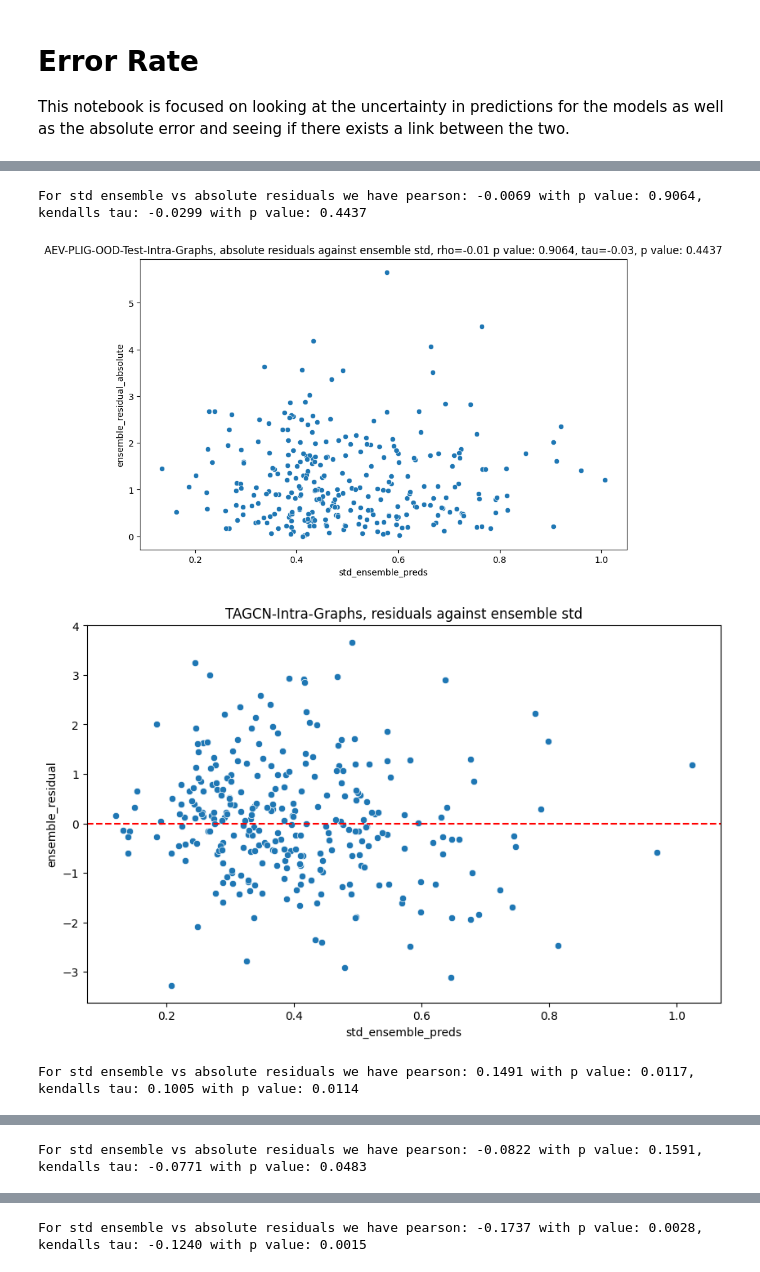
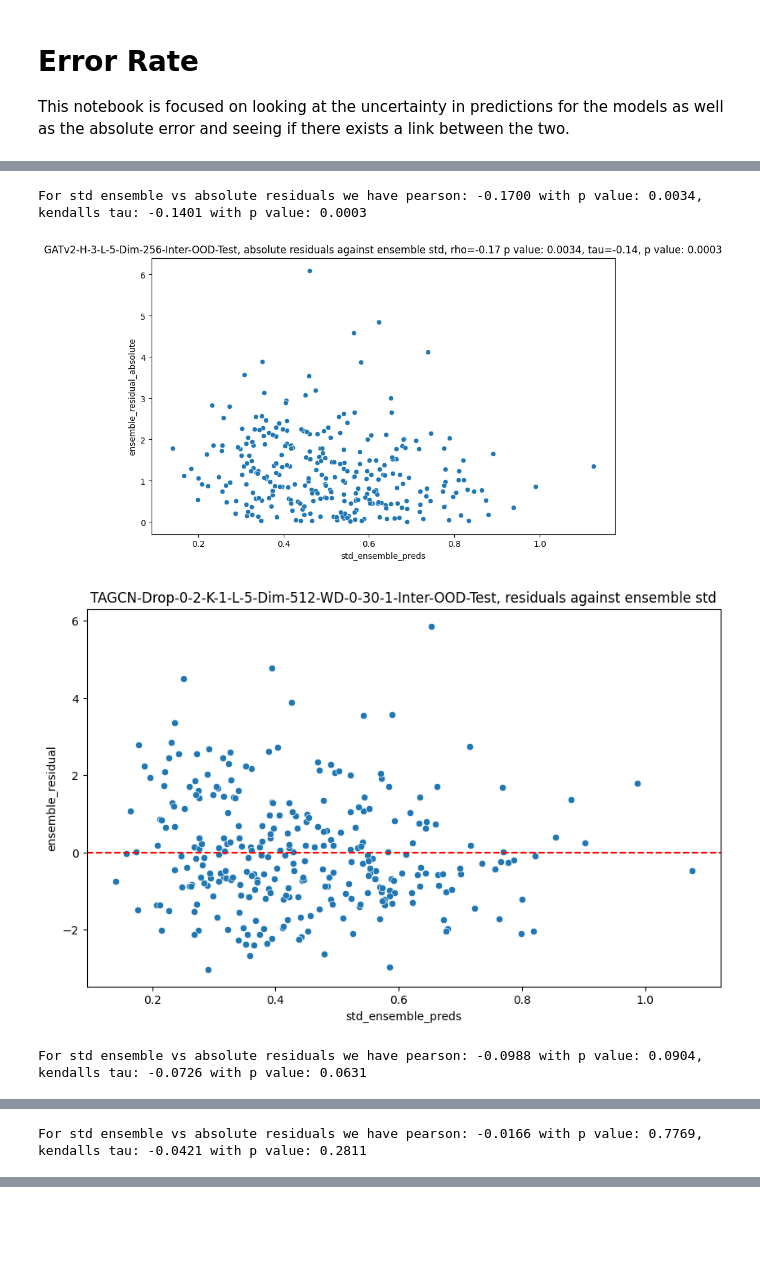
Before and after one commit to William-Ogilvie/tagcn-binding-affinity, a Jupyter notebook: notebooks/error_rate.ipynb, the cells around one changed output, grey strips where cells are left out. Cells and saved outputs as stored; diff of their text form; code cells hidden in the pictures; blank space fills up the shorter version.

Commit message:
TAGCN_v3

```diff
--- a/notebooks/error_rate.ipynb
+++ b/notebooks/error_rate.ipynb
@@ -58,19 +58,15 @@ def generate_prediction_plots(prediction_csv_path: str, plot_title: str):
     plt.show()
 # %%
 # Load one of the prediction csvs
-prediction_csv_path = data_dir / "predictions" / "20260226_181430_AEV-PLIG-OOD-Test-Intra-Graphs-No-Scale-AEVs-Rolling_predictions.csv"
-plot_title = "AEV-PLIG-OOD-Test-Intra-Graphs"
+prediction_csv_path = data_dir / "predictions" /  "20260308_185500_GATv2-H-3-L-5-Dim-256-Inter-OOD-Test_predictions.csv"
+plot_title = "GATv2-H-3-L-5-Dim-256-Inter-OOD-Test"
 generate_prediction_plots(prediction_csv_path=prediction_csv_path, plot_title=plot_title)
 
-prediction_csv_path = data_dir / "predictions" / "20260226_181430_TAGCN-K-3-L-5-Intra-Graphs_predictions.csv"
-plot_title = "TAGCN-Intra-Graphs"
+prediction_csv_path = data_dir / "predictions" / "20260308_185500_TAGCN-Drop-0-2-K-1-L-5-Dim-512-WD-0-30-1-Inter-OOD-Test_predictions.csv"
+plot_title = "TAGCN-Drop-0-2-K-1-L-5-Dim-512-WD-0-30-1-Inter-OOD-Test"
 generate_prediction_plots(prediction_csv_path=prediction_csv_path, plot_title=plot_title)
 
-prediction_csv_path = data_dir / "predictions" / "20260226_101910_AEV-PLIG-True-True-Legacy-OOD-Test_predictions.csv"
-plot_title = "AEV-PLIG-OOD-Test-Inter-Graphs"
+prediction_csv_path = data_dir / "predictions" / "20260310_200900_TAGCN-Drop-0-2-K-1-L-2-Dim-512-WD-0-30-1-Intra-OOD-Test_predictions.csv"
+plot_title = "TAGCN-Drop-0-2-K-1-L-2-Dim-512-WD-0-30-1-Intra-OOD-Test"
 generate_prediction_plots(prediction_csv_path=prediction_csv_path, plot_title=plot_title)
-
-prediction_csv_path = data_dir / "predictions" / "20260226_181430_TAGCN-K-3-L-5-OOD-Test-Intra-Graphs-No-Scale-AEVs_predictions.csv"
-plot_title = "TAGCN-OOD-Test_Intra-Graphs"
-generate_prediction_plots(prediction_csv_path=prediction_csv_path, plot_title=plot_title)
 # %% [output]
@@ -78,4 +74,4 @@ generate_prediction_plots(prediction_csv_path=prediction_csv_path, plot_title=pl
-For std ensemble vs absolute residuals we have pearson: -0.0069 with p value: 0.9064, kendalls tau: -0.0299 with p value: 0.4437
+For std ensemble vs absolute residuals we have pearson: -0.1700 with p value: 0.0034, kendalls tau: -0.1401 with p value: 0.0003
-[figure, old version]
+[figure, new version]
-[figure, old version]
+[figure, new version]
-For std ensemble vs absolute residuals we have pearson: 0.1491 with p value: 0.0117, kendalls tau: 0.1005 with p value: 0.0114
+For std ensemble vs absolute residuals we have pearson: -0.0988 with p value: 0.0904, kendalls tau: -0.0726 with p value: 0.0631
@@ -84 +80 @@ For std ensemble vs absolute residuals we have pearson: 0.1491 with p value: 0.0
-For std ensemble vs absolute residuals we have pearson: -0.0822 with p value: 0.1591, kendalls tau: -0.0771 with p value: 0.0483
+For std ensemble vs absolute residuals we have pearson: -0.0166 with p value: 0.7769, kendalls tau: -0.0421 with p value: 0.2811
@@ -87 +81,0 @@ For std ensemble vs absolute residuals we have pearson: -0.0822 with p value: 0.
-For std ensemble vs absolute residuals we have pearson: -0.1737 with p value: 0.0028, kendalls tau: -0.1240 with p value: 0.0015
```
Also changed, not shown: parts of 1 cell of this notebook, 8 other files.
